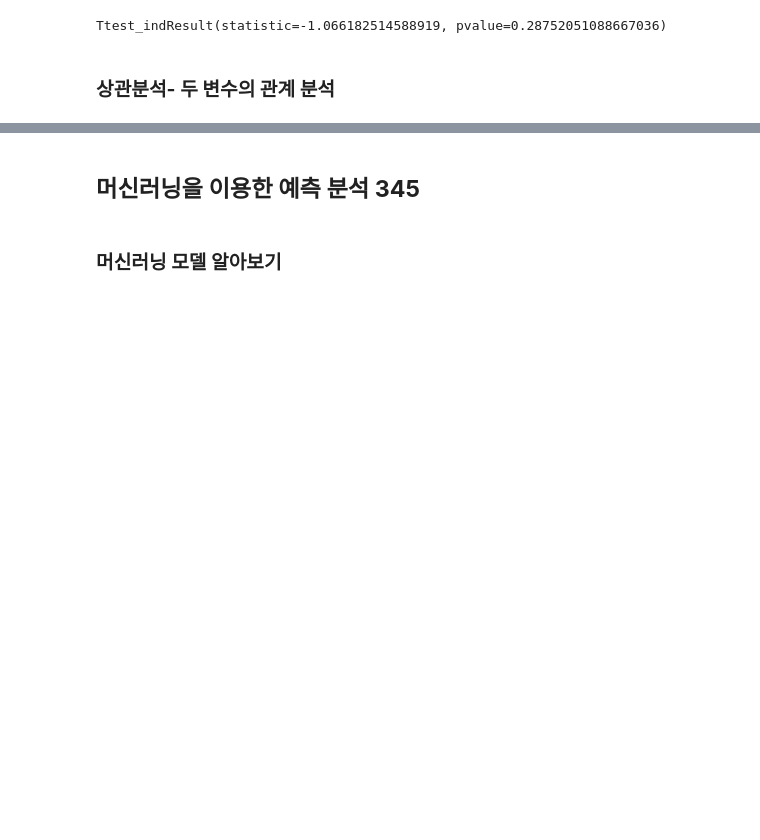
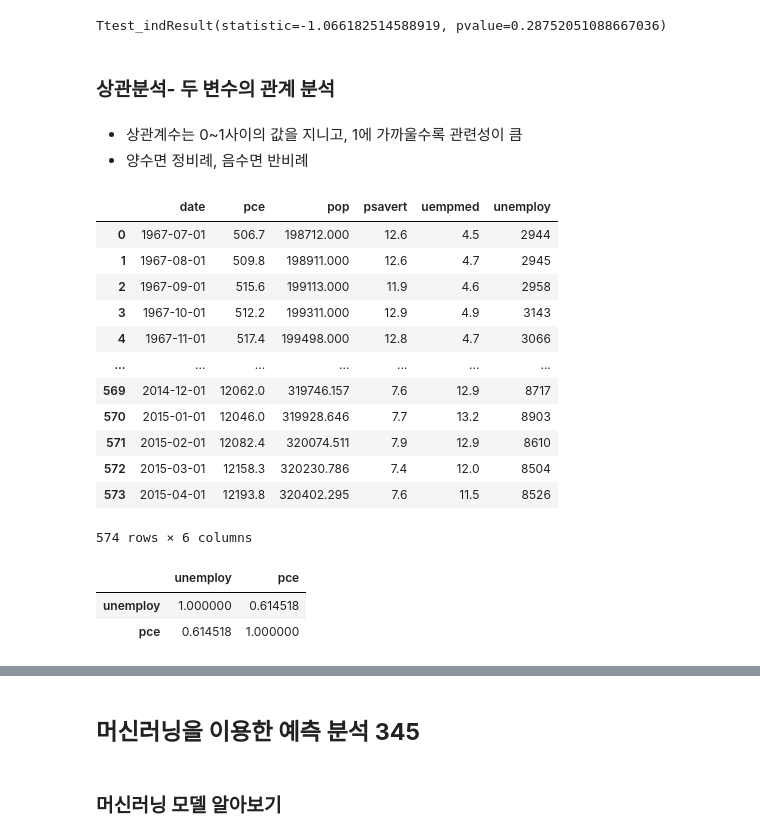
Before and after one commit to seon0415/weit, a Jupyter notebook: 위아이티0213.ipynb, the cells around one changed output, grey strips where cells are left out. Saved outputs shown, nothing was run; the diff lists cells and outputs as text; code cells hidden in the pictures; blank space fills up the shorter version.

```diff
--- a/위아이티0213.ipynb
+++ b/위아이티0213.ipynb
@@ -1446,3 +1462,30 @@ stats.ttest_ind(regular, premium, equal_var=True)
 Ttest_indResult(statistic=-1.066182514588919, pvalue=0.28752051088667036)
 # %% [markdown]
 ### **상관분석- 두 변수의 관계 분석**
+# %% [markdown]
+- 상관계수는 0~1사이의 값을 지니고, 1에 가까울수록 관련성이 큼
+- 양수면 정비례, 음수면 반비례
+# %%
+economics=pd.read_csv('economics.csv')
+economics
+# %% [output]
+|  | date | pce | pop | psavert | uempmed | unemploy |
+| 0 | 1967-07-01 | 506.7 | 198712.000 | 12.6 | 4.5 | 2944 |
+| 1 | 1967-08-01 | 509.8 | 198911.000 | 12.6 | 4.7 | 2945 |
+| 2 | 1967-09-01 | 515.6 | 199113.000 | 11.9 | 4.6 | 2958 |
+| 3 | 1967-10-01 | 512.2 | 199311.000 | 12.9 | 4.9 | 3143 |
+| 4 | 1967-11-01 | 517.4 | 199498.000 | 12.8 | 4.7 | 3066 |
+| ... | ... | ... | ... | ... | ... | ... |
+| 569 | 2014-12-01 | 12062.0 | 319746.157 | 7.6 | 12.9 | 8717 |
+| 570 | 2015-01-01 | 12046.0 | 319928.646 | 7.7 | 13.2 | 8903 |
+| 571 | 2015-02-01 | 12082.4 | 320074.511 | 7.9 | 12.9 | 8610 |
+| 572 | 2015-03-01 | 12158.3 | 320230.786 | 7.4 | 12.0 | 8504 |
+| 573 | 2015-04-01 | 12193.8 | 320402.295 | 7.6 | 11.5 | 8526 |
+574 rows × 6 columns
+# %%
+#상관행렬
+economics[['unemploy','pce']].corr()
+# %% [output]
+|  | unemploy | pce |
+| unemploy | 1.000000 | 0.614518 |
+| pce | 0.614518 | 1.000000 |
```
Also changed, not shown: parts of 10 cells of this notebook.
